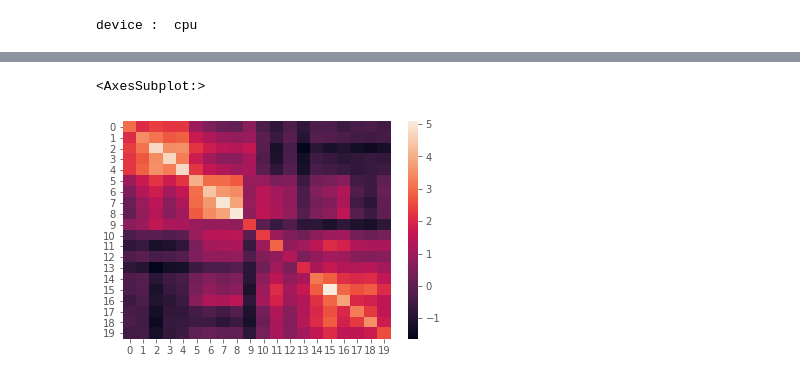
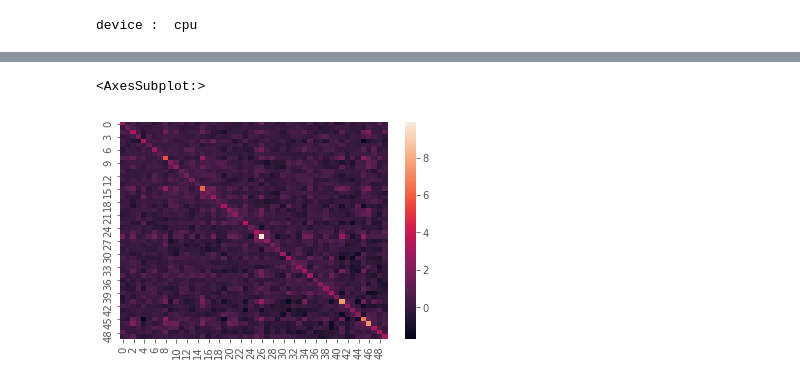
Before and after one commit to PLN-team/pyPLNmodels, a Jupyter notebook: ZI_PLN.ipynb, the cells around one changed output, grey strips where cells are left out. Drawn from its saved outputs; the diff is of its cells as text; code cells hidden in the pictures.

```diff
--- a/ZI_PLN.ipynb
+++ b/ZI_PLN.ipynb
@@ -508,6 +521,9 @@ tensor([[909,   6,  11,  ...,  14,   0,   0],
-# %%
-sns.heatmap(model_blockwise.Sigma)
-# %% [output]
-<AxesSubplot:>
-[figure, removed]
+# %%
+n_a = 0
+n_b = 50
+
+sns.heatmap(model.Sigma[n_a:n_b, n_a:n_b])
+# %% [output]
+<AxesSubplot:>
+[figure, added]
 # %%
```
Also changed, not shown: parts of 18 cells of this notebook, 44 other files.
